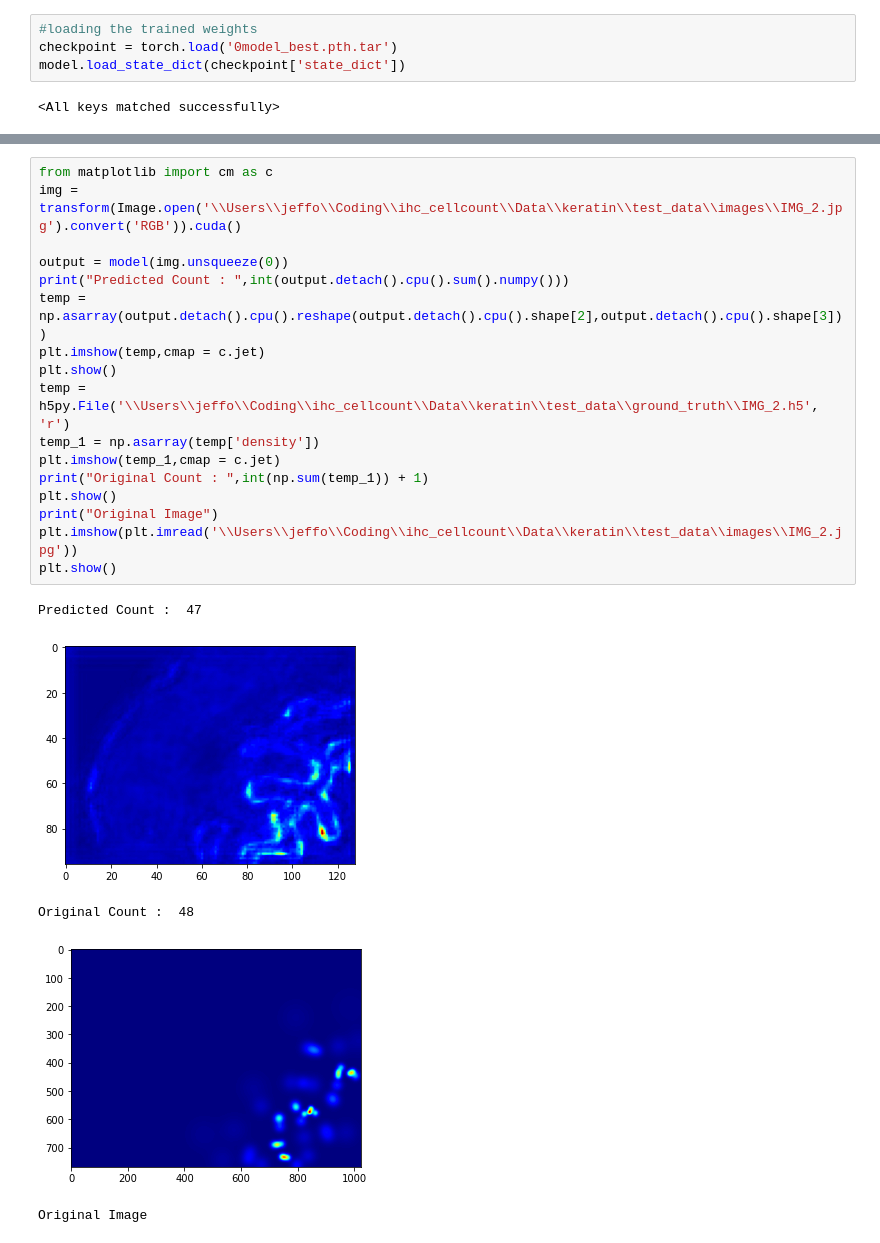
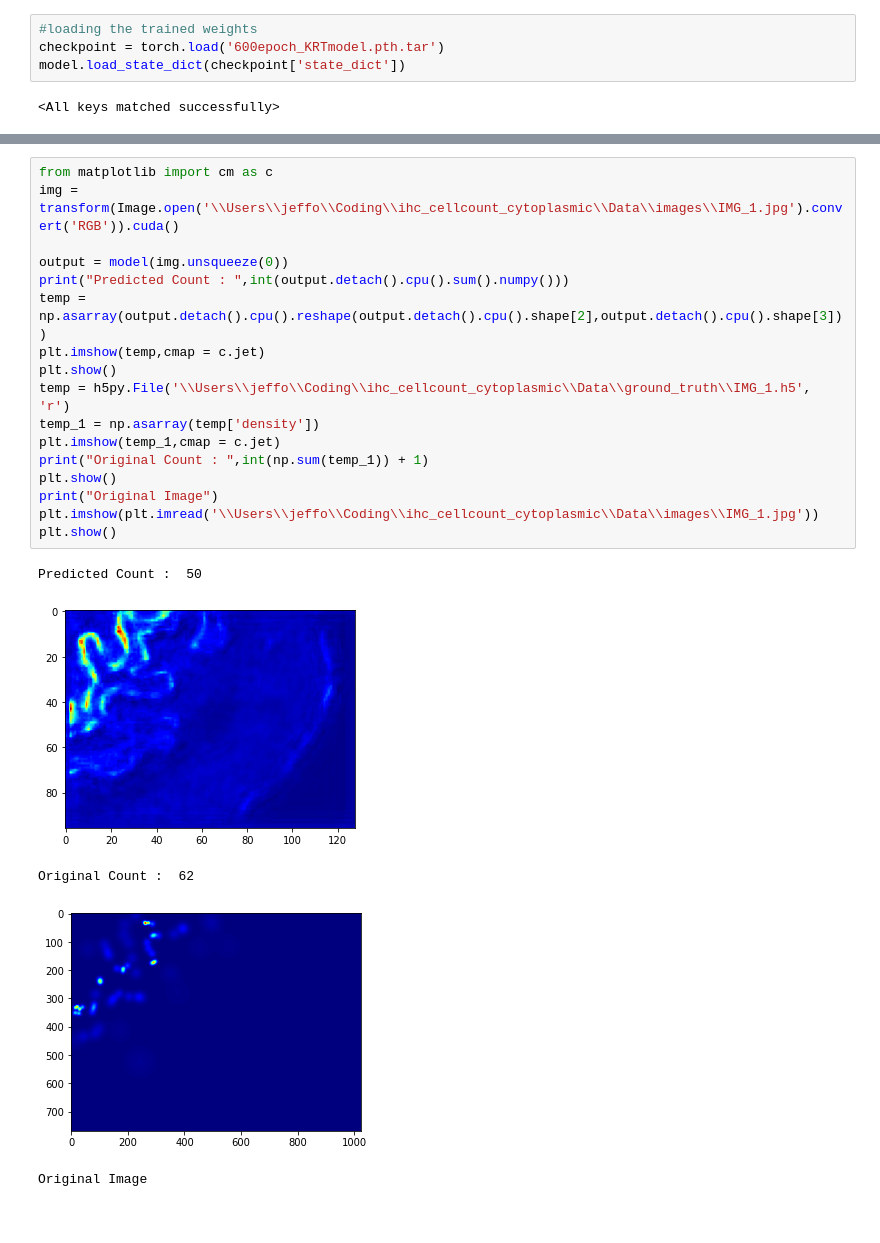
Before and after one commit to jeffock/ihc_cellcount_cytoplasmic, a Jupyter notebook: val.ipynb, the cells around one changed output, grey strips where cells are left out. Saved outputs shown, nothing was run; the diff lists cells and outputs as text.

```diff
--- a/val.ipynb
+++ b/val.ipynb
@@ -43,7 +40,7 @@ model = CSRNet()
 model = model.cuda()
 # %%
 #loading the trained weights
-checkpoint = torch.load('0model_best.pth.tar')
+checkpoint = torch.load('600epoch_KRTmodel.pth.tar')
 model.load_state_dict(checkpoint['state_dict'])
 # %% [output]
 <All keys matched successfully>
@@ -61,23 +58,23 @@ print (mae/len(img_paths))
 # %%
 from matplotlib import cm as c
-img = transform(Image.open('\\Users\\jeffo\\Coding\\ihc_cellcount\\Data\\keratin\\test_data\\images\\IMG_2.jpg').convert('RGB')).cuda()
+img = transform(Image.open('\\Users\\jeffo\\Coding\\ihc_cellcount_cytoplasmic\\Data\\images\\IMG_1.jpg').convert('RGB')).cuda()
 
 output = model(img.unsqueeze(0))
 print("Predicted Count : ",int(output.detach().cpu().sum().numpy()))
 temp = np.asarray(output.detach().cpu().reshape(output.detach().cpu().shape[2],output.detach().cpu().shape[3]))
 plt.imshow(temp,cmap = c.jet)
 plt.show()
-temp = h5py.File('\\Users\\jeffo\\Coding\\ihc_cellcount\\Data\\keratin\\test_data\\ground_truth\\IMG_2.h5', 'r')
+temp = h5py.File('\\Users\\jeffo\\Coding\\ihc_cellcount_cytoplasmic\\Data\\ground_truth\\IMG_1.h5', 'r')
 temp_1 = np.asarray(temp['density'])
 plt.imshow(temp_1,cmap = c.jet)
 print("Original Count : ",int(np.sum(temp_1)) + 1)
 plt.show()
 print("Original Image")
-plt.imshow(plt.imread('\\Users\\jeffo\\Coding\\ihc_cellcount\\Data\\keratin\\test_data\\images\\IMG_2.jpg'))
+plt.imshow(plt.imread('\\Users\\jeffo\\Coding\\ihc_cellcount_cytoplasmic\\Data\\images\\IMG_1.jpg'))
 plt.show()
 # %% [output]
-Predicted Count :  47
+Predicted Count :  50
-[figure, old version]
+[figure, new version]
-Original Count :  48
+Original Count :  62
-[figure, old version]
+[figure, new version]
 Original Image
```
Also changed, not shown: parts of 6 cells of this notebook, 16 other files.
